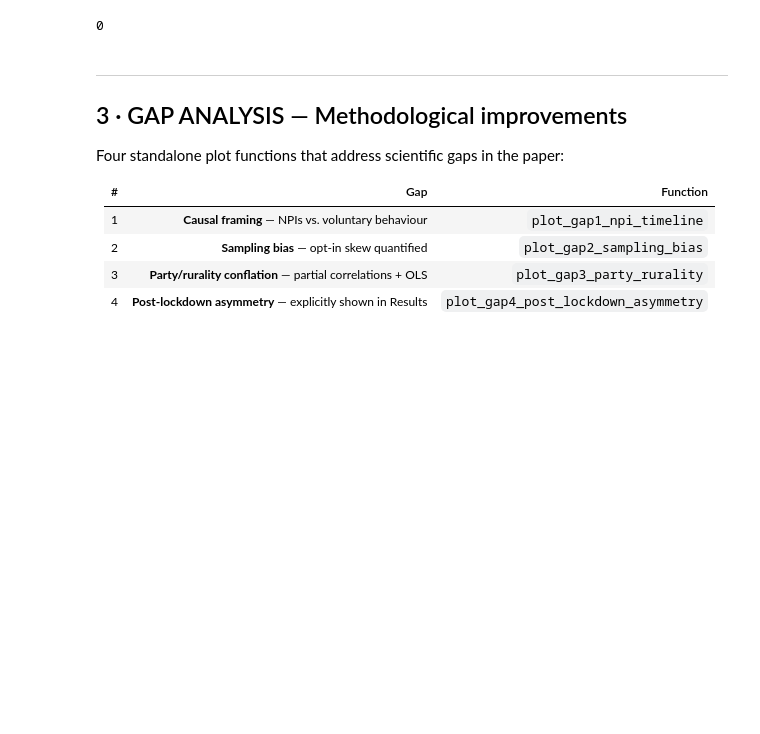
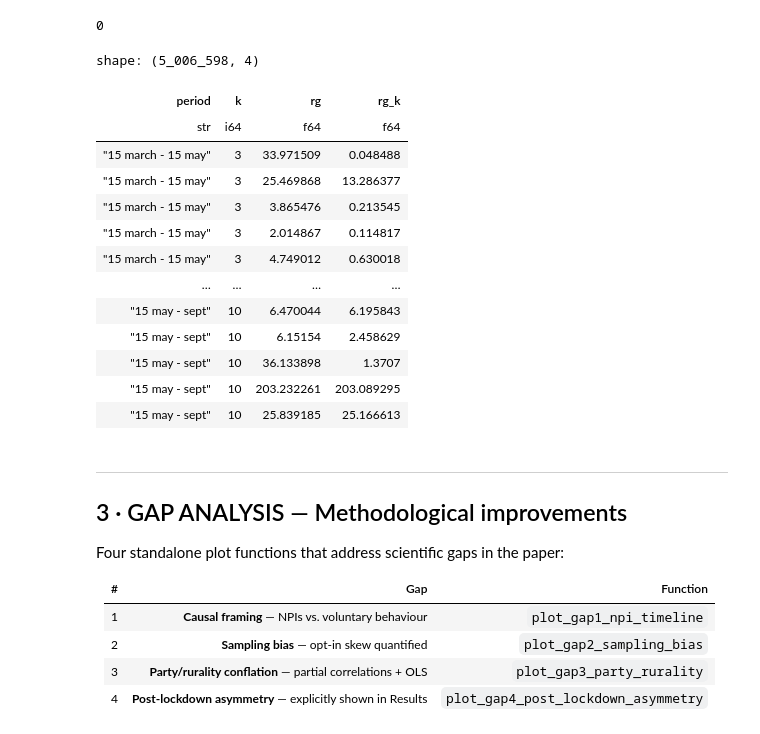
Before and after one commit to albertoamaduzzi/HumMobCov, a Jupyter notebook: src/main_visualization_single_user.ipynb, the cells around one changed output. Saved outputs shown, nothing was run; the diff lists cells and outputs as text; code cells hidden in the pictures; blank space fills up the shorter version.

Commit message:
last version with plots

```diff
--- a/src/main_visualization_single_user.ipynb
+++ b/src/main_visualization_single_user.ipynb
@@ -357,6 +296,24 @@ plt.close("all"); gc.collect()
   ⚠  Skipping plot: 'gonzalez' / '15 jan - 15 march' not in local store.
      Run main.ipynb Section 2 for region='CA' to compute it.
 0
+# %%
+import polars as pl
+pl.read_parquet("/home/aamaduzzi/HumMobCov/output/CA/plot_data/k_radius_gyration_distribution_np20_t1_CA.parquet")
+# %% [output]
+shape: (5_006_598, 4)
+| period | k | rg | rg_k |
+| str | i64 | f64 | f64 |
+| "15 march - 15 may" | 3 | 33.971509 | 0.048488 |
+| "15 march - 15 may" | 3 | 25.469868 | 13.286377 |
+| "15 march - 15 may" | 3 | 3.865476 | 0.213545 |
+| "15 march - 15 may" | 3 | 2.014867 | 0.114817 |
+| "15 march - 15 may" | 3 | 4.749012 | 0.630018 |
+| … | … | … | … |
+| "15 may - sept" | 10 | 6.470044 | 6.195843 |
+| "15 may - sept" | 10 | 6.15154 | 2.458629 |
+| "15 may - sept" | 10 | 36.133898 | 1.3707 |
+| "15 may - sept" | 10 | 203.232261 | 203.089295 |
+| "15 may - sept" | 10 | 25.839185 | 25.166613 |
 # %% [markdown]
 ---
 ## 3 · GAP ANALYSIS — Methodological improvements
```
Also changed, not shown: parts of 11 cells of this notebook, 4 other files.
